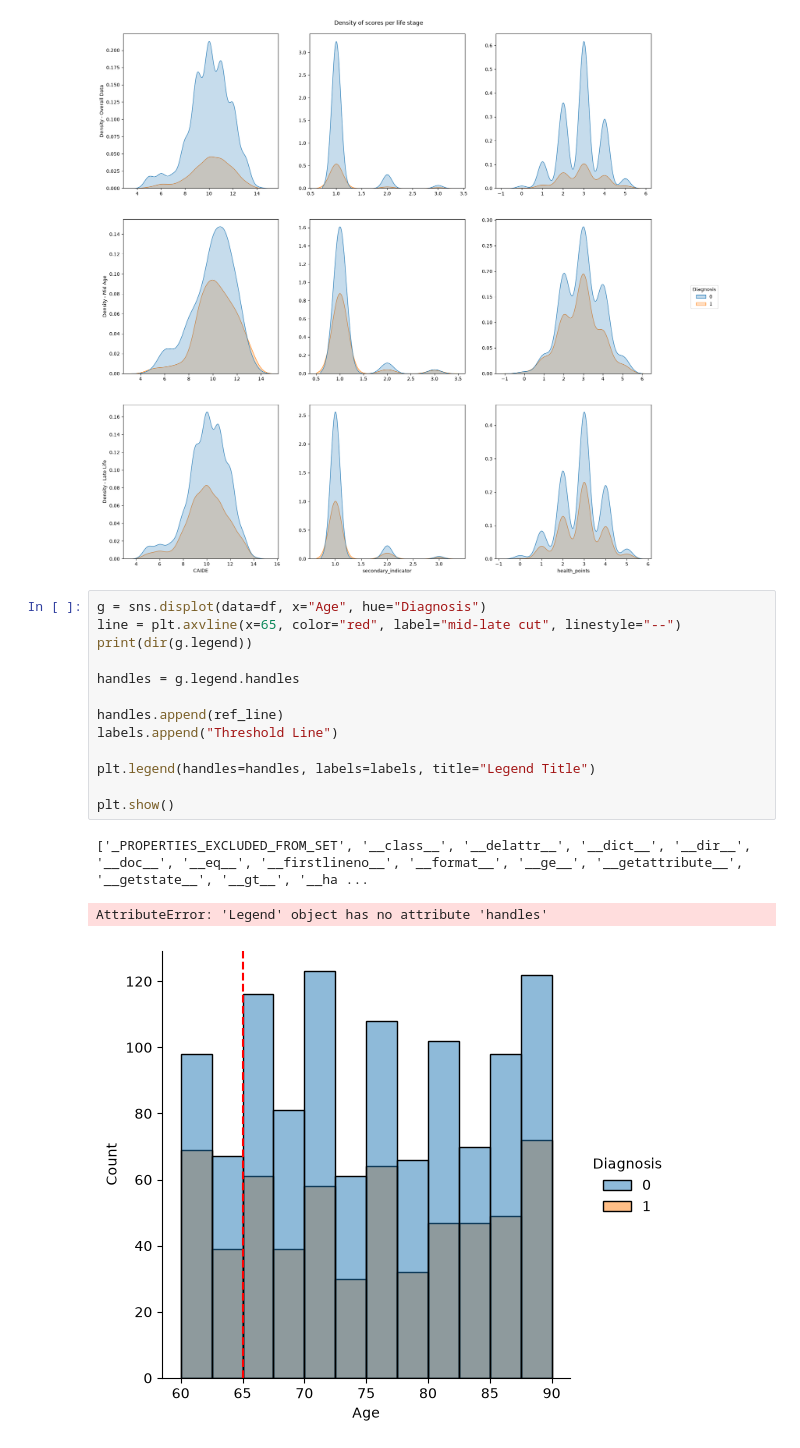
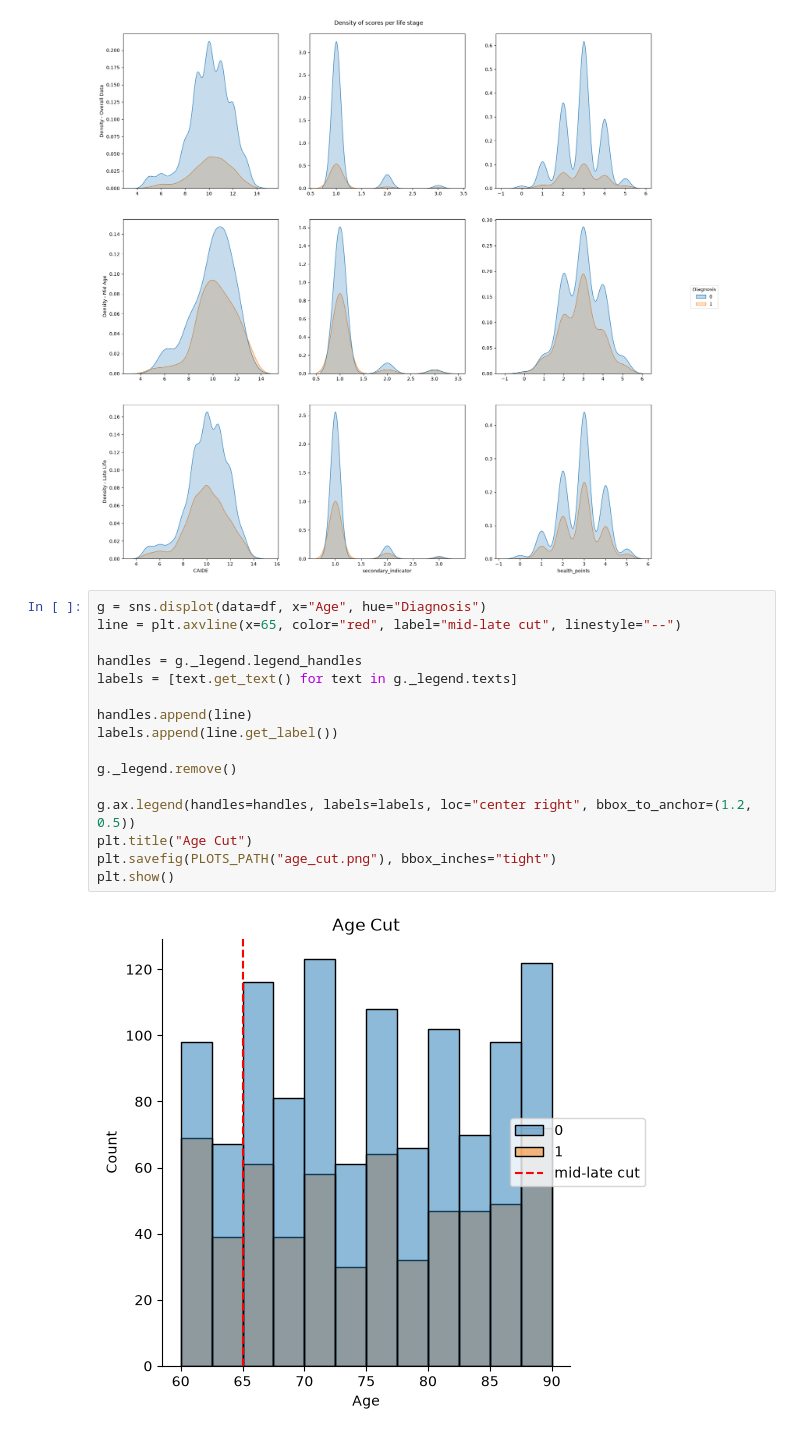
Before and after one commit to Dpbm/mestrado-aulas, a Jupyter notebook: mineracao-de-dados/trabalho/projeto/analysis3.ipynb, the cells around one changed output. Drawn from its saved outputs; the diff is of its cells as text.

```diff
--- a/mineracao-de-dados/trabalho/projeto/analysis3.ipynb
+++ b/mineracao-de-dados/trabalho/projeto/analysis3.ipynb
@@ -374,17 +374,18 @@ plt.show()
 # %%
 g = sns.displot(data=df, x="Age", hue="Diagnosis")
 line = plt.axvline(x=65, color="red", label="mid-late cut", linestyle="--")
-print(dir(g.legend))
 
-handles = g.legend.handles
+handles = g._legend.legend_handles
+labels = [text.get_text() for text in g._legend.texts]
 
-handles.append(ref_line)
-labels.append("Threshold Line")
+handles.append(line)
+labels.append(line.get_label())
 
-plt.legend(handles=handles, labels=labels, title="Legend Title")
+g._legend.remove()
 
+g.ax.legend(handles=handles, labels=labels, loc="center right", bbox_to_anchor=(1.2, 0.5))
+plt.title("Age Cut")
+plt.savefig(PLOTS_PATH("age_cut.png"), bbox_inches="tight")
 plt.show()
 # %% [output]
-['_PROPERTIES_EXCLUDED_FROM_SET', '__class__', '__delattr__', '__dict__', '__dir__', '__doc__', '__eq__', '__firstlineno__', '__format__', '__ge__', '__getattribute__', '__getstate__', '__gt__', '__ha ...
-AttributeError: 'Legend' object has no attribute 'handles'
-[figure, old version]
+[figure, new version]
```
Also changed, not shown: parts of 1 cell of this notebook, 2 other files.
